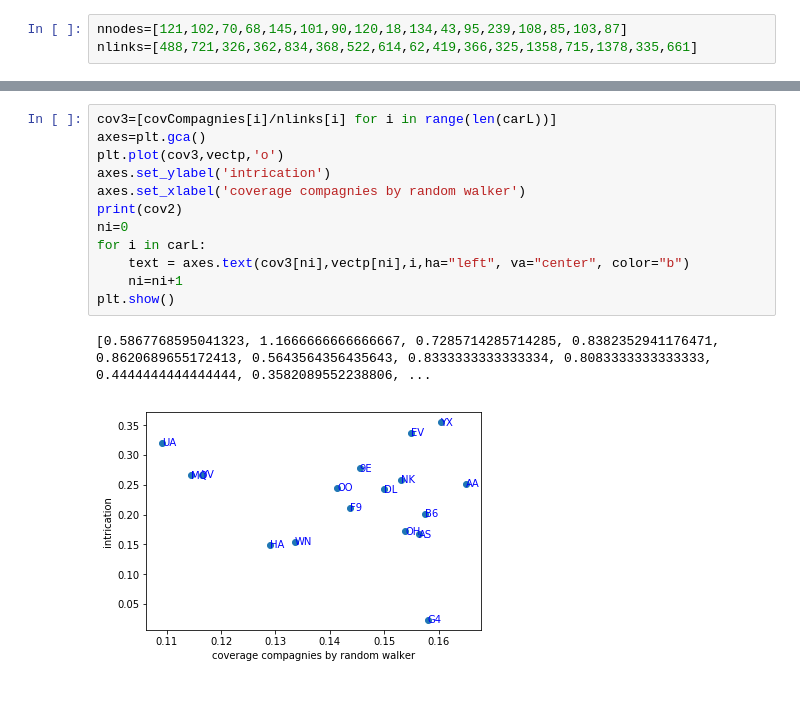
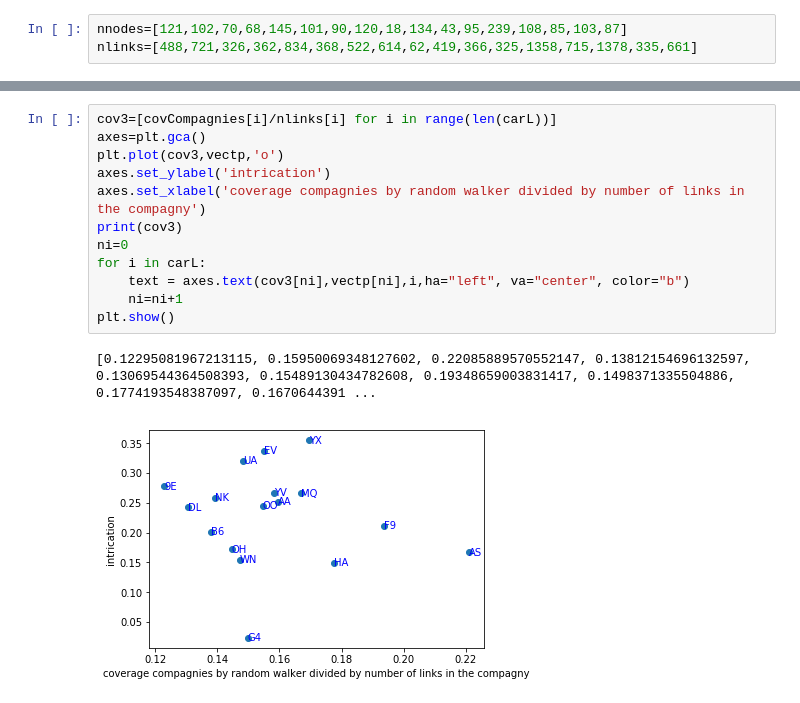
Before and after one commit to TiphaineV/multiplex-streams, a Jupyter notebook: src/visualisation/planes.ipynb, the cells around one changed output, grey strips where cells are left out. Cells and saved outputs as stored; diff of their text form.

```diff
--- a/src/visualisation/planes.ipynb
+++ b/src/visualisation/planes.ipynb
@@ -547,15 +551,15 @@ plt.show()
 # %%
 cov3=[covCompagnies[i]/nlinks[i] for i in range(len(carL))]
 axes=plt.gca()
 plt.plot(cov3,vectp,'o')
 axes.set_ylabel('intrication')
-axes.set_xlabel('coverage compagnies by random walker')
-print(cov2)
+axes.set_xlabel('coverage compagnies by random walker divided by number of links in the compagny')
+print(cov3)
 ni=0
 for i in carL:
     text = axes.text(cov3[ni],vectp[ni],i,ha="left", va="center", color="b")
     ni=ni+1
 plt.show()
 # %% [output]
-[0.5867768595041323, 1.1666666666666667, 0.7285714285714285, 0.8382352941176471, 0.8620689655172413, 0.5643564356435643, 0.8333333333333334, 0.8083333333333333, 0.4444444444444444, 0.3582089552238806, ...
+[0.12295081967213115, 0.15950069348127602, 0.22085889570552147, 0.13812154696132597, 0.13069544364508393, 0.15489130434782608, 0.19348659003831417, 0.1498371335504886, 0.1774193548387097, 0.1670644391 ...
-[figure, old version]
+[figure, new version]
```
Also changed, not shown: parts of 12 cells of this notebook, 19 other files.
